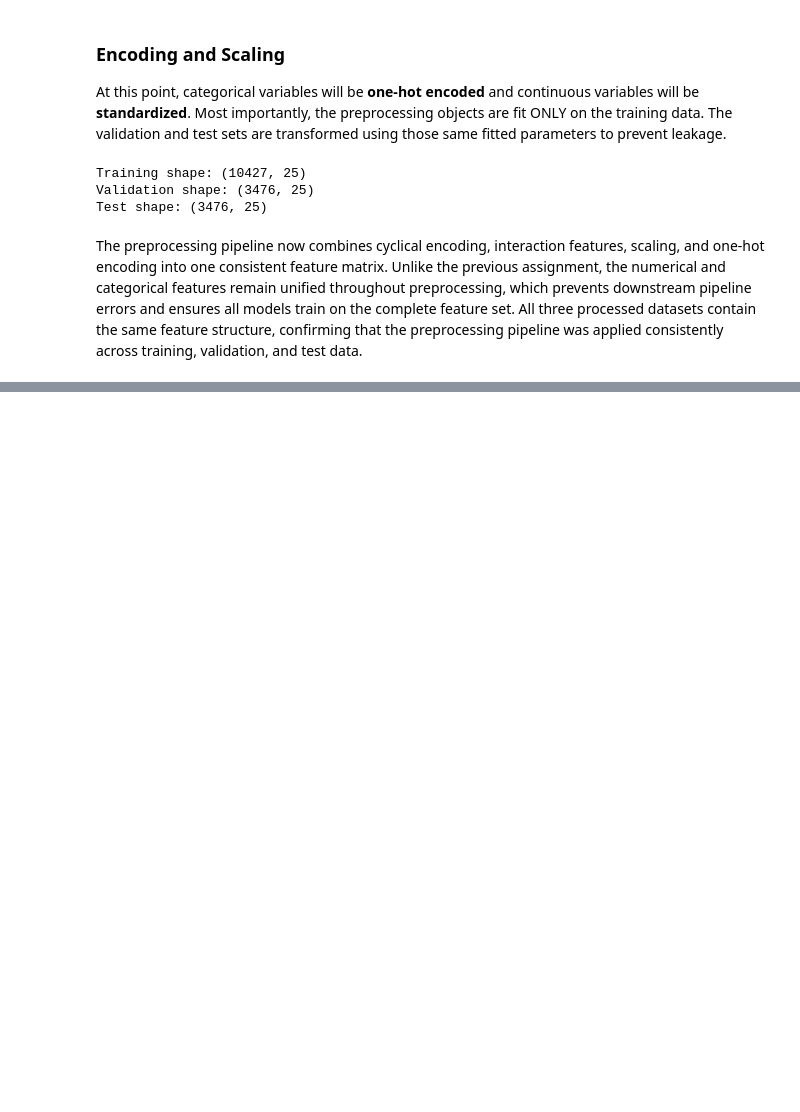
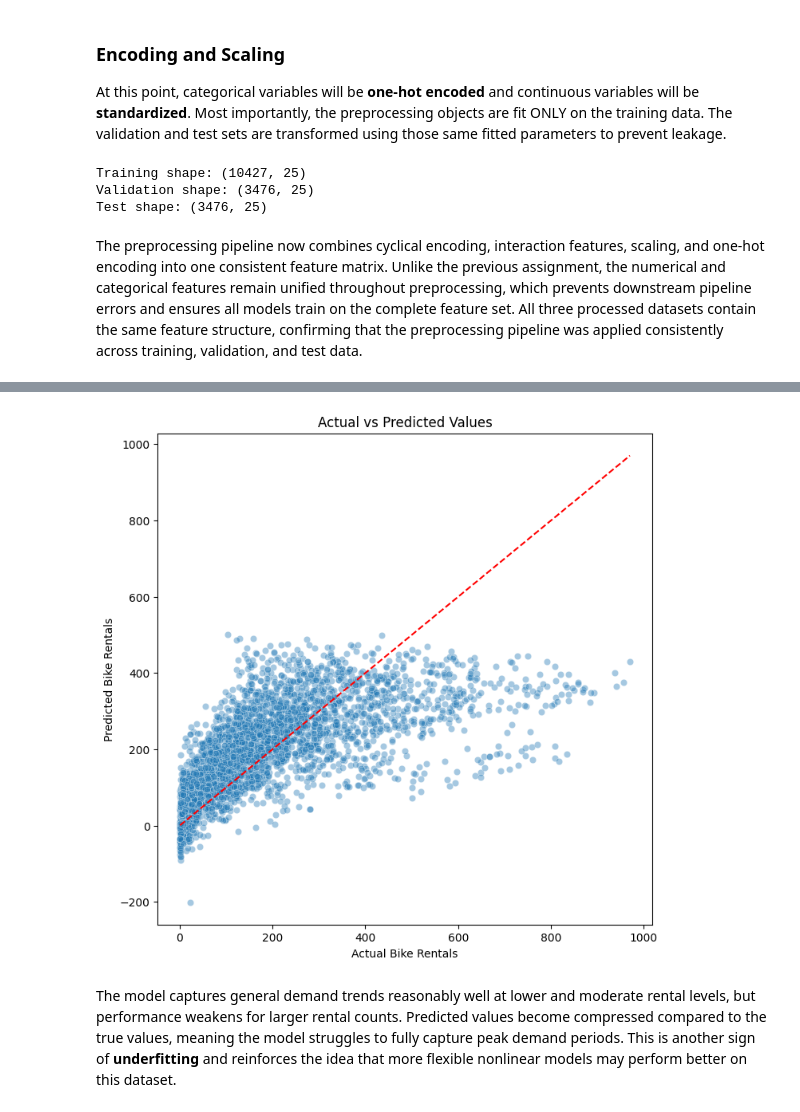
Before and after one commit to neerapatel5/ML-fundamentals-2026, a Jupyter notebook: Assignment_2_Neera_Patel.ipynb, the cells around one changed output, grey strips where cells are left out. Cells and saved outputs as stored; diff of their text form; code cells hidden in the pictures; blank space fills up the shorter version.

```diff
--- a/Assignment_2_Neera_Patel.ipynb
+++ b/Assignment_2_Neera_Patel.ipynb
@@ -493,0 +591,24 @@ X_test_processed = pd.DataFrame(
+# %%
+## actual v predicted
+plt.figure(figsize=(8,8))
+sns.scatterplot(
+    x=y_val,
+    y=lin_val_pred,
+    alpha=0.4
+)
+
+plt.plot(
+    [y_val.min(), y_val.max()],
+    [y_val.min(), y_val.max()],
+    color="red",
+    linestyle="--"
+)
+
+plt.xlabel("Actual Bike Rentals")
+plt.ylabel("Predicted Bike Rentals")
+plt.title("Actual vs Predicted Values")
+plt.show()
+# %% [output]
+[figure, added]
+# %% [markdown]
+The model captures general demand trends reasonably well at lower and moderate rental levels, but performance weakens for larger rental counts. Predicted values become compressed compared to the true values, meaning the model struggles to fully capture peak demand periods. This is another sign of **underfitting** and reinforces the idea that more flexible nonlinear models may perform better on this dataset.
```
Also changed, not shown: parts of 11 cells of this notebook.
